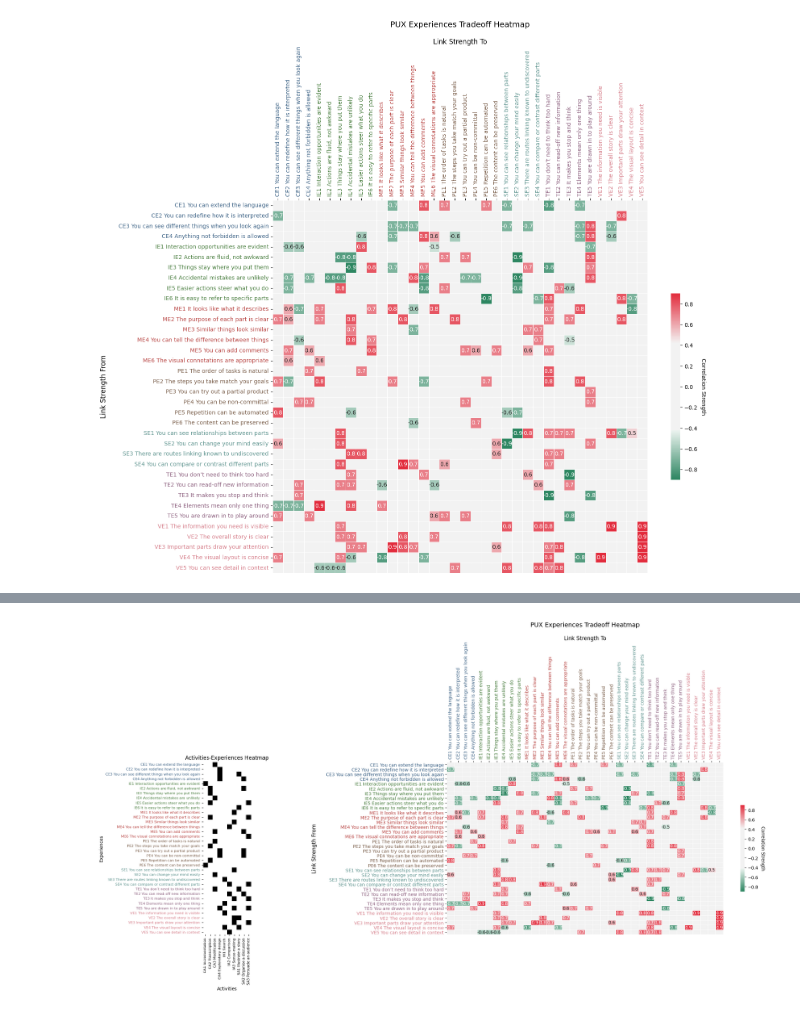
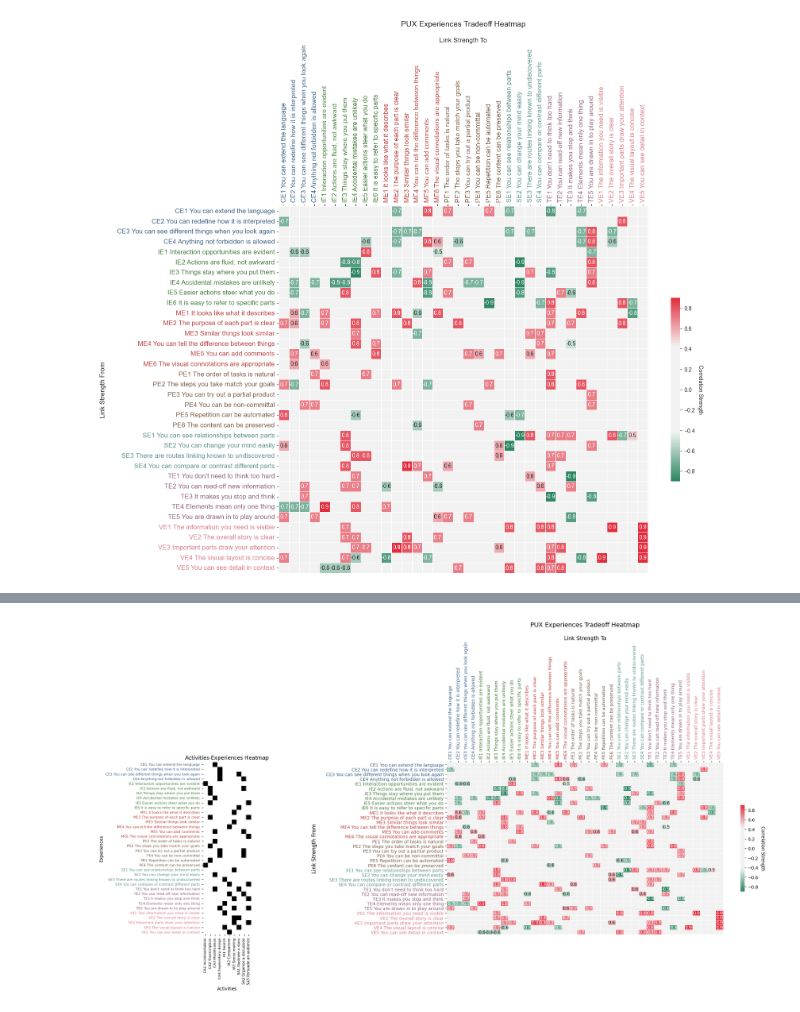
Before and after one commit to jb2328/PUX-Diagrams, a Jupyter notebook: heatmap.ipynb, the cells around one changed output, grey strips where cells are left out. Drawn from its saved outputs; the diff is of its cells as text; code cells hidden in the pictures.

```diff
--- a/heatmap.ipynb
+++ b/heatmap.ipynb
@@ -388,8 +388,9 @@ def get_color_for_tick(tick):
 
 
 # Rotate the x-axis and y-axis labels for better readability
-ax.set_xticklabels(ax.get_xticklabels(), rotation=90)
-ax.set_yticklabels(ax.get_yticklabels(), rotation=0)
+ax.set_xticklabels(ax.get_xticklabels(), rotation=90, fontsize=12)  # Increase font size for x-axis tick labels
+ax.set_yticklabels(ax.get_yticklabels(), rotation=0, fontsize=12)   # Increase font size for y-axis tick labels
+
 
 # Move x-axis ticks to the top and y-axis ticks to the left
 ax.xaxis.set_ticks_position('top')
@@ -404,32 +405,32 @@ ax.yaxis.labelpad = 20  # Add some padding for the y-axis label
 
 # Add a title to the heatmap
 ax.set_title('PUX Experiences Tradeoff Heatmap', fontsize=14, pad=20)
 
 
 
 # Apply colors to x-axis tick labels
 for tick_label in ax.get_xticklabels():
     tick_text = tick_label.get_text()
     tick_label.set_color(get_color_for_tick(tick_text))
 
 # Apply colors to y-axis tick labels
 for tick_label in ax.get_yticklabels():
     tick_text = tick_label.get_text()
     tick_label.set_color(get_color_for_tick(tick_text))
 
 
 # Add a label to the colorbar
 colorbar = ax.collections[0].colorbar
 colorbar.set_label('Correlation Strength', rotation=270, labelpad=15)
 
 # Improve visibility of the gridlines and remove text for '0' value cells
 for t in ax.texts:
     if t.get_text() == '0.0':
         t.set_text('')
 
 plt.savefig("./exp_tradeoff.svg", format='svg')
 
 plt.show()
 # %% [output]
-[figure, old version]
+[figure, new version]
 # %%
```
Also changed, not shown: parts of 1 cell of this notebook, 2 other files.
